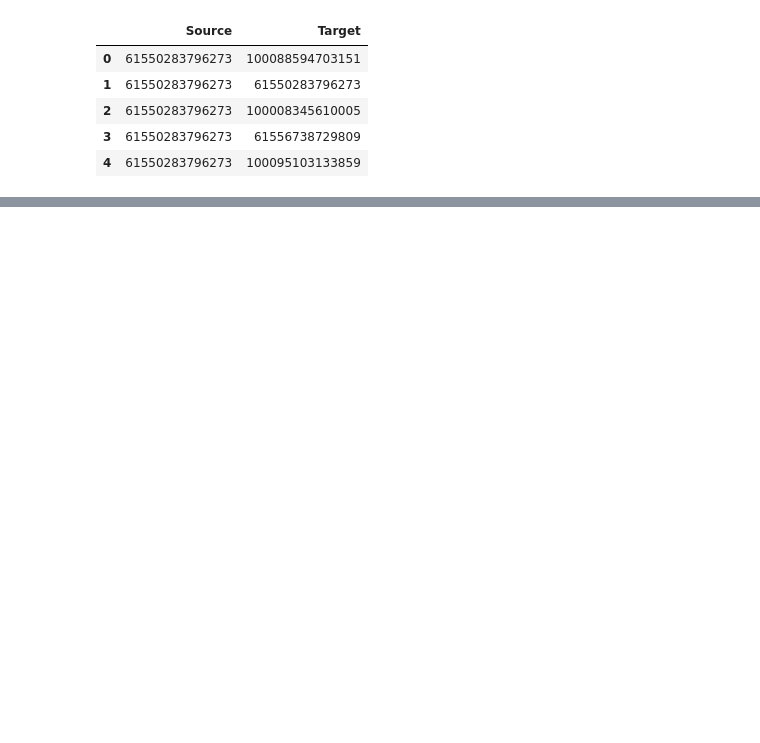
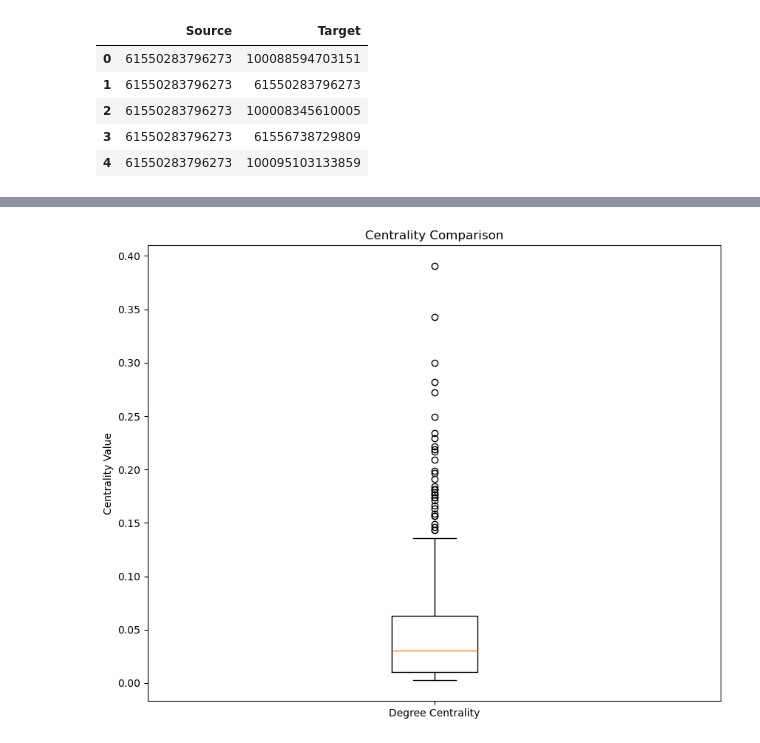
Before and after one commit to HungNguyen4864/SocialNetWork_2, a Jupyter notebook: Project/visualization.ipynb, the cells around one changed output, grey strips where cells are left out. Cells and saved outputs as stored; diff of their text form; code cells hidden in the pictures; blank space fills up the shorter version.

```diff
--- a/Project/visualization.ipynb
+++ b/Project/visualization.ipynb
@@ -264,0 +259,21 @@ visualize_metrics(G, metrics)
+# %%
+def plot_centrality_comparison(metrics):
+    centrality_measures = ['degree_centrality', 'betweenness_centrality', 'closeness_centrality', 'pagerank']
+    centrality_values = [
+        list(metrics['degree_centrality']['values'].values()),
+    ]
+    # centrality_values = [
+    #     list(metrics['degree_centrality']['values'].values()),
+    #     list(metrics['betweenness_centrality']['values'].values()),
+    #     list(metrics['closeness_centrality']['values'].values()),
+    #     list(metrics['pagerank']['values'].values())
+    # ]
+    labels=['Degree Centrality', 'Betweenness Centrality', 'Closeness Centrality', 'PageRank']
+    plt.figure(figsize=(10, 8))
+    plt.boxplot(centrality_values, labels=['Degree Centrality'])
+    plt.title('Centrality Comparison')
+    plt.ylabel('Centrality Value')
+    plt.show()
+plot_centrality_comparison(metrics)
+# %% [output]
+[figure, added]
```
Also changed, not shown: parts of 9 cells of this notebook, 24 other files.
